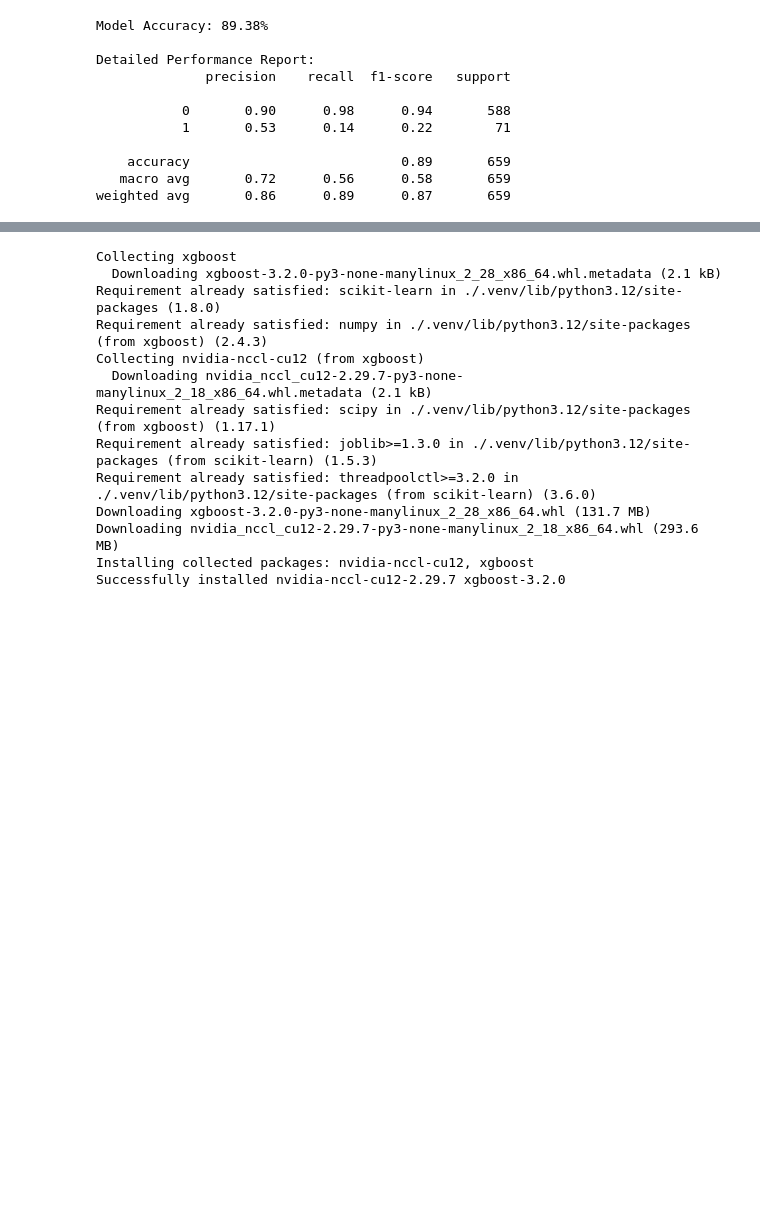
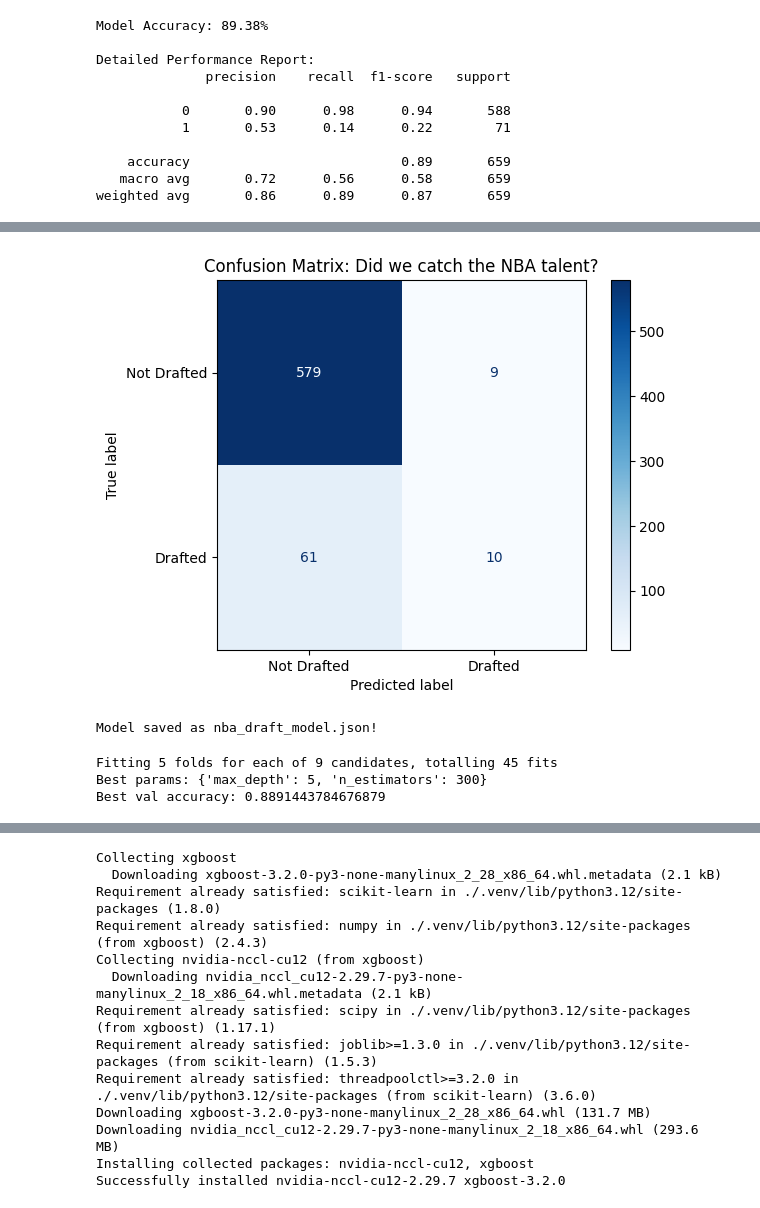
Before and after one commit to rohanvbansal/NBA_Draft_Prediction_Model, a Jupyter notebook: EDA.ipynb, the cells around one changed output, grey strips where cells are left out. Saved outputs shown, nothing was run; the diff lists cells and outputs as text; code cells hidden in the pictures; blank space fills up the shorter version.

```diff
--- a/EDA.ipynb
+++ b/EDA.ipynb
@@ -184,0 +203,56 @@ weighted avg       0.86      0.89      0.87       659
+# %%
+from sklearn.metrics import confusion_matrix, ConfusionMatrixDisplay
+
+# Create the matrix
+cm = confusion_matrix(y_test, predictions)
+
+# Display it
+disp = ConfusionMatrixDisplay(confusion_matrix=cm, display_labels=['Not Drafted', 'Drafted'])
+disp.plot(cmap='Blues')
+plt.title("Confusion Matrix: Did we catch the NBA talent?")
+plt.show()
+# %% [output]
+[figure, added]
+# %%
+# Save the model to a file
+model.save_model('nba_draft_model.json')
+print("Model saved as nba_draft_model.json!")
+# %% [output]
+Model saved as nba_draft_model.json!
+# %%
+from sklearn.model_selection import GridSearchCV
+import numpy as np
+
+# 1. Define the grid of settings to test
+param_grid = {
+    'n_estimators': [200, 300, 400],
+    'max_depth': [3, 4, 5],
+}
+
+# 2. Setup the Search
+# We use scale_pos_weight because drafted players are rare in the data
+scale_pos_weight = (len(y_train) - sum(y_train)) / sum(y_train)
+
+search = GridSearchCV(
+    estimator=XGBClassifier(
+        scale_pos_weight=scale_pos_weight,
+        colsample_bytree=0.8,
+        eval_metric='logloss',
+        random_state=67
+    ),
+    param_grid=param_grid,
+    cv=5,            # 5-fold Cross-Validation
+    scoring='accuracy',
+    n_jobs=-1,       # Use all CPU cores to speed it up
+    verbose=1
+)
+
+# 3. Run the search
+search.fit(X_train, y_train)
+
+print("Best params:", search.best_params_)
+print("Best val accuracy:", search.best_score_)
+# %% [output]
+Fitting 5 folds for each of 9 candidates, totalling 45 fits
+Best params: {'max_depth': 5, 'n_estimators': 300}
+Best val accuracy: 0.8891443784676879
```
Also changed, not shown: parts of 4 cells of this notebook, 1 other file.
